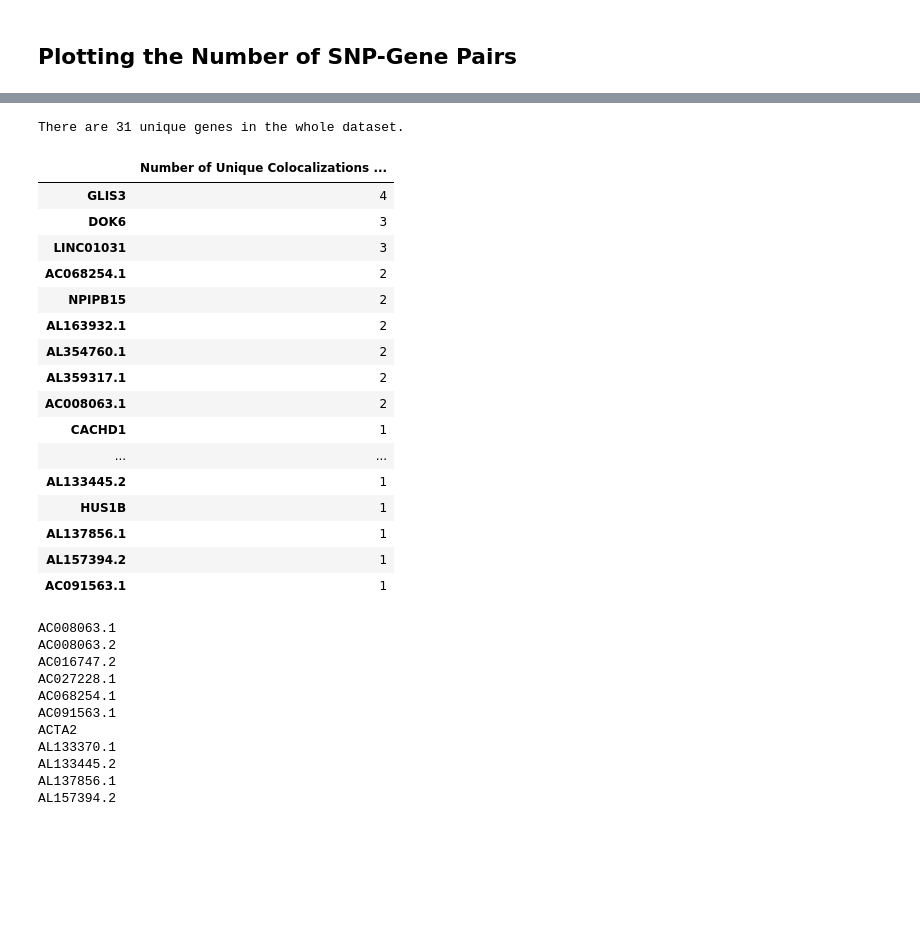
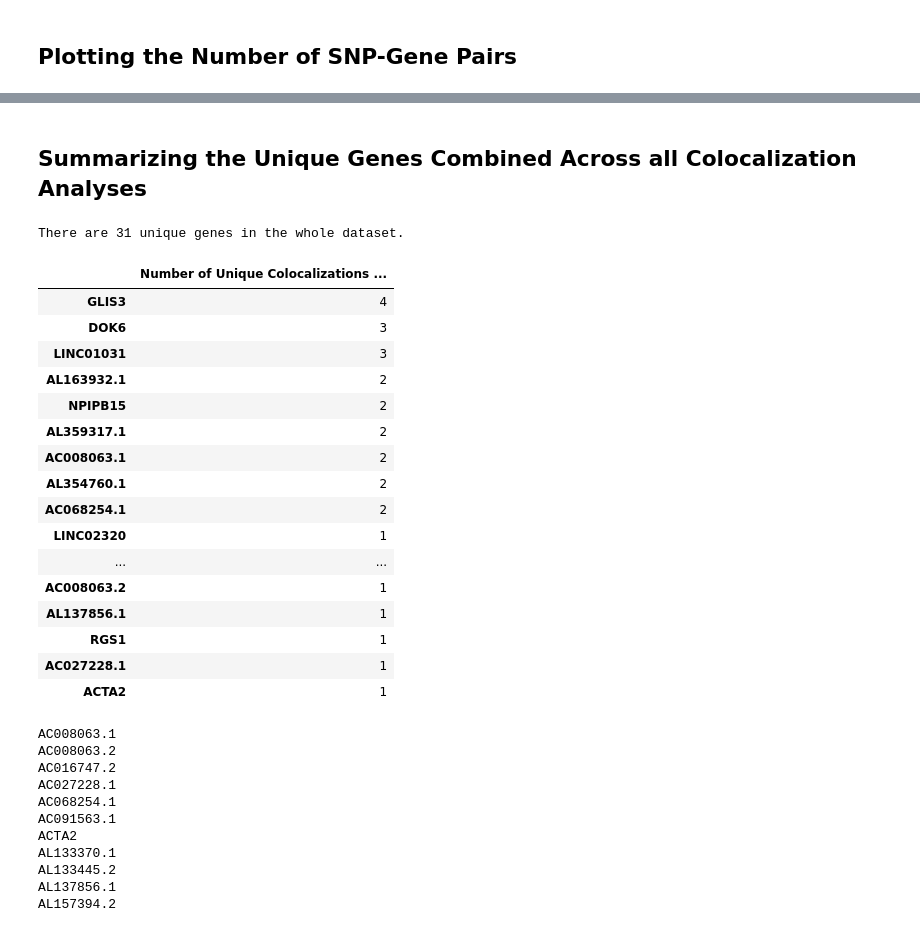
Before and after one commit to joreynajr/dchallenge, a Jupyter notebook: workflow/notebooks/exploratory/Colocalization_with_eQTL_Catalog_No_Filter.ipynb, the cells around one changed output, grey strips where cells are left out. Cells and saved outputs as stored; diff of their text form; code cells hidden in the pictures; blank space fills up the shorter version.

```diff
--- a/workflow/notebooks/exploratory/Colocalization_with_eQTL_Catalog_No_Filter.ipynb
+++ b/workflow/notebooks/exploratory/Colocalization_with_eQTL_Catalog_No_Filter.ipynb
@@ -75,0 +68,32 @@ array(['AC068254.1', 'DOK6', 'AC027228.1'], dtype=object)
+# %%
+# creating a list of the most important columns
+major_cols = ['chr', 'pos','rs_id', 'variant_id', 'gene_name','pp_H4_Coloc_Summary', 'dist', 'pvalue', 'FDR', 'slope_snp',
+       'slope_se_snp', 'slope_gwas', 'slope_se_gwas', 'pval_nominal', 'SampleSize', 'gwas', 'eqtl', 'ge',
+       'geneName']
+
+# generating a dataframe the the most important columns
+t1d_data = t1d_data[major_cols]
+
+# renaming these columns for easier understanding
+major_renames = {
+    'chr': 'chr',
+    'pos': 'pos',
+    'rs_id': 'rsid',
+    'variant_id': 'varid',
+    'gene_name': 'genename',
+    'pp_H4_Coloc_Summary': 'ppH4',
+    'dist': 'sg_dist',
+    'pvalue': 'eqtl_pval',
+    'FDR': 'eqtl_fdr',
+    'slope_snp': 'eqtl_slope',
+    'slope_se_snp': 'eqtl_slope_se',
+    'slope_gwas': 'gwas_slope',
+    'slope_se_gwas': 'gwas_slope_se',
+    'pval_nominal': 'gwas_pval',
+    'SampleSize': 'gwas_sample_size',
+    'gwas': 'gwas_source',
+    'eqtl': 'eqtl_source',
+    'ge': 'ge_source',
+    'geneName': 'gene_id'}
+major_cols = [major_renames[x] for x in major_cols]
+t1d_data.rename(columns=major_renames, inplace=True)
@@ -186,35 +230,37 @@ pd.set_option('display.max_rows', 20)
+# %% [markdown]
+## Summarizing the Unique Genes Combined Across all Colocalization Analyses
 # %%
 # construct a table of unique genes
-gene_uniq_summary = t1d_data.drop_duplicates(['eqtl', 'ge', 'gene_name']).gene_name.value_counts()
+gene_uniq_summary = t1d_data.drop_duplicates(['eqtl_source', 'ge_source', 'genename']).genename.value_counts()
 gene_uniq_summary = gene_uniq_summary.to_frame()
-gene_uniq_summary.sort_values('gene_name', ascending=False, inplace=True)
+gene_uniq_summary.sort_values('genename', ascending=False, inplace=True)
 gene_uniq_summary.columns = ['Number of Unique Colocalizations per Gene in ALL Studies']
 
 print('There are {} unique genes in the whole dataset.'.format(gene_uniq_summary.shape[0]))
 
 # display this table
 pd.set_option('display.max_rows', gene_uniq_summary.shape[0])
 display(gene_uniq_summary)
 pd.set_option('display.max_rows', 20)
 # %% [output]
 There are 31 unique genes in the whole dataset.
 |  | Number of Unique Colocalizations ... |
 | GLIS3 | 4 |
 | DOK6 | 3 |
 | LINC01031 | 3 |
-| AC068254.1 | 2 |
+| AL163932.1 | 2 |
 | NPIPB15 | 2 |
-| AL163932.1 | 2 |
-| AL354760.1 | 2 |
 | AL359317.1 | 2 |
 | AC008063.1 | 2 |
-| CACHD1 | 1 |
+| AL354760.1 | 2 |
+| AC068254.1 | 2 |
+| LINC02320 | 1 |
 | ... | ... |
-| AL133445.2 | 1 |
-| HUS1B | 1 |
+| AC008063.2 | 1 |
 | AL137856.1 | 1 |
-| AL157394.2 | 1 |
-| AC091563.1 | 1 |
+| RGS1 | 1 |
+| AC027228.1 | 1 |
+| ACTA2 | 1 |
 # %%
 # save an enrichr file
 enrichr_fn = os.path.join(outdir, 'enrichr.input.txt')
```
Also changed, not shown: parts of 31 cells of this notebook.
